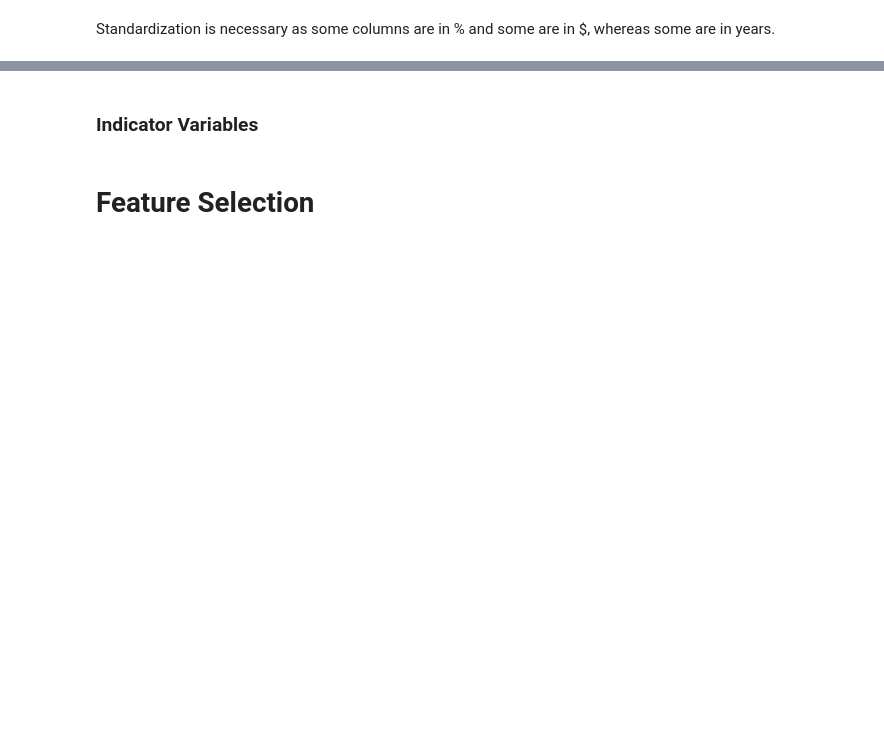
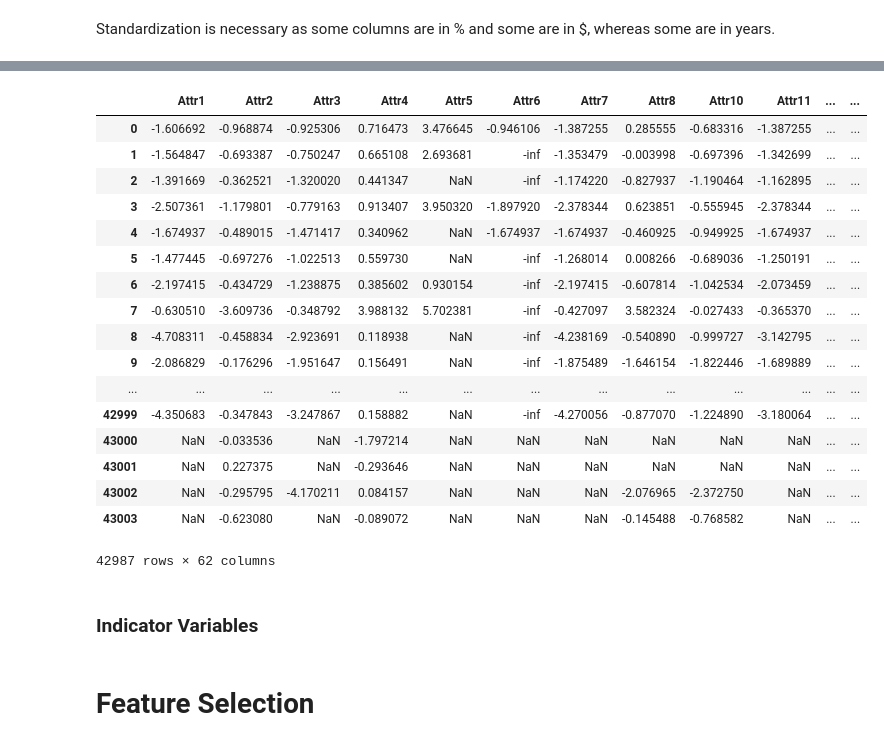
Before and after one commit to vickyumath/GreyAtom-Project, a Jupyter notebook: polish_data/polish_data.ipynb, the cells around one changed output, grey strips where cells are left out. Cells and saved outputs as stored; diff of their text form; code cells hidden in the pictures; blank space fills up the shorter version.

```diff
--- a/polish_data/polish_data.ipynb
+++ b/polish_data/polish_data.ipynb
@@ -186,5 +223,6 @@ So, a new feature **current liabilities** can be added.
 # %%
-imputed_dataframe.loc[:,'X66'] = pd.Series(imputed_dataframe['X10'] - imputed_dataframe['X25'],
+new_col = pd.Series(imputed_dataframe['Attr10'] - imputed_dataframe['Attr25'],
                                            index=imputed_dataframe.index)
-imputed_dataframe.shape
+imputed_dataframe.insert(59, 'Attr65', new_col)
+imputed_dataframe.head()
 # %% [output]
@@ -192,3 +256,25 @@ imputed_dataframe.shape
+# %%
+# Removing skewness in the data
+imputed_dataframe.apply(np.log)
+# %% [output]
+|  | Attr1 | Attr2 | Attr3 | Attr4 | Attr5 | Attr6 | Attr7 | Attr8 | Attr10 | Attr11 | ... | ... |
+| 0 | -1.606692 | -0.968874 | -0.925306 | 0.716473 | 3.476645 | -0.946106 | -1.387255 | 0.285555 | -0.683316 | -1.387255 | ... | ... |
+| 1 | -1.564847 | -0.693387 | -0.750247 | 0.665108 | 2.693681 | -inf | -1.353479 | -0.003998 | -0.697396 | -1.342699 | ... | ... |
+| 2 | -1.391669 | -0.362521 | -1.320020 | 0.441347 | NaN | -inf | -1.174220 | -0.827937 | -1.190464 | -1.162895 | ... | ... |
+| 3 | -2.507361 | -1.179801 | -0.779163 | 0.913407 | 3.950320 | -1.897920 | -2.378344 | 0.623851 | -0.555945 | -2.378344 | ... | ... |
+| 4 | -1.674937 | -0.489015 | -1.471417 | 0.340962 | NaN | -1.674937 | -1.674937 | -0.460925 | -0.949925 | -1.674937 | ... | ... |
+| 5 | -1.477445 | -0.697276 | -1.022513 | 0.559730 | NaN | -inf | -1.268014 | 0.008266 | -0.689036 | -1.250191 | ... | ... |
+| 6 | -2.197415 | -0.434729 | -1.238875 | 0.385602 | 0.930154 | -inf | -2.197415 | -0.607814 | -1.042534 | -2.073459 | ... | ... |
+| 7 | -0.630510 | -3.609736 | -0.348792 | 3.988132 | 5.702381 | -inf | -0.427097 | 3.582324 | -0.027433 | -0.365370 | ... | ... |
+| 8 | -4.708311 | -0.458834 | -2.923691 | 0.118938 | NaN | -inf | -4.238169 | -0.540890 | -0.999727 | -3.142795 | ... | ... |
+| 9 | -2.086829 | -0.176296 | -1.951647 | 0.156491 | NaN | -inf | -1.875489 | -1.646154 | -1.822446 | -1.689889 | ... | ... |
+| ... | ... | ... | ... | ... | ... | ... | ... | ... | ... | ... | ... | ... |
+| 42999 | -4.350683 | -0.347843 | -3.247867 | 0.158882 | NaN | -inf | -4.270056 | -0.877070 | -1.224890 | -3.180064 | ... | ... |
+| 43000 | NaN | -0.033536 | NaN | -1.797214 | NaN | NaN | NaN | NaN | NaN | NaN | ... | ... |
+| 43001 | NaN | 0.227375 | NaN | -0.293646 | NaN | NaN | NaN | NaN | NaN | NaN | ... | ... |
+| 43002 | NaN | -0.295795 | -4.170211 | 0.084157 | NaN | NaN | NaN | -2.076965 | -2.372750 | NaN | ... | ... |
+| 43003 | NaN | -0.623080 | NaN | -0.089072 | NaN | NaN | NaN | -0.145488 | -0.768582 | NaN | ... | ... |
+42987 rows × 62 columns
 # %% [markdown]
 ### Indicator Variables
 # %% [markdown]
```
Also changed, not shown: parts of 32 cells of this notebook, 2 other files.
